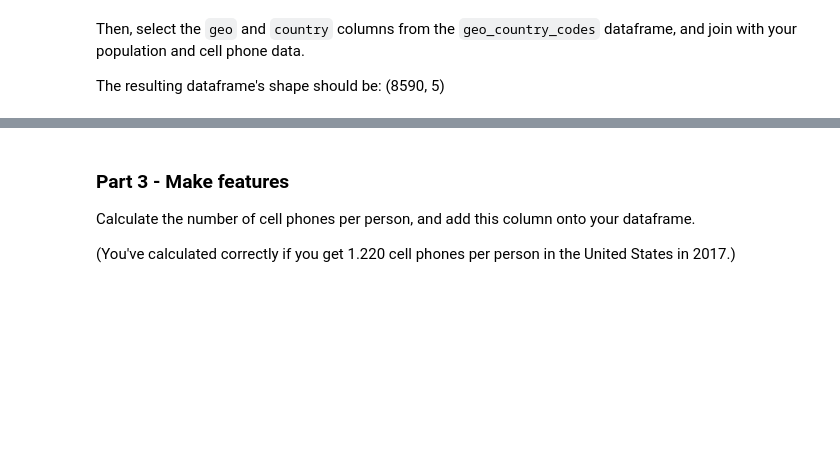
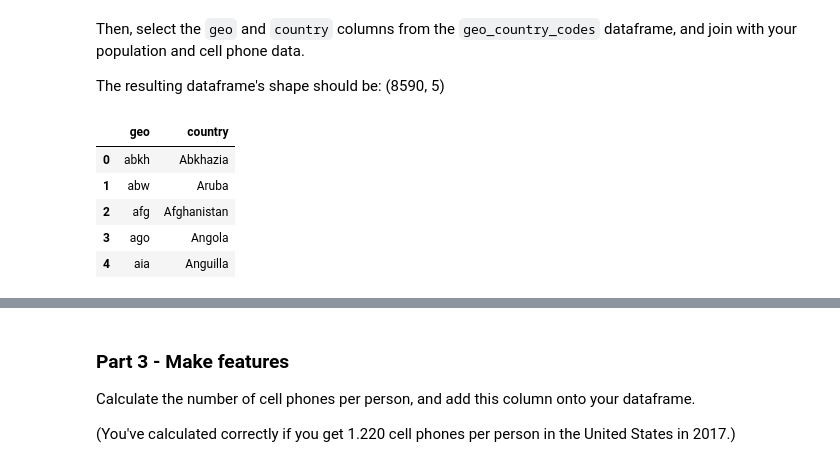
Before and after one commit to marianvinas/DS-Unit-1-Sprint-1-Data-Wrangling-and-Storytelling-1, a Jupyter notebook: DS_Unit_1_Sprint_Challenge_1_Data_Wrangling_and_Storytelling.ipynb, the cells around one changed output, grey strips where cells are left out. Cells and saved outputs as stored; diff of their text form; code cells hidden in the pictures; blank space fills up the shorter version.

```diff
--- a/DS_Unit_1_Sprint_Challenge_1_Data_Wrangling_and_Storytelling.ipynb
+++ b/DS_Unit_1_Sprint_Challenge_1_Data_Wrangling_and_Storytelling.ipynb
@@ -129,3 +150,11 @@ Then, select the `geo` and `country` columns from the `geo_country_codes` datafr
 The resulting dataframe's shape should be: (8590, 5)
 # %%
 # Your Work Here
+geo_country_codes.head()
+# %% [output]
+|  | geo | country |
+| 0 | abkh | Abkhazia |
+| 1 | abw | Aruba |
+| 2 | afg | Afghanistan |
+| 3 | ago | Angola |
+| 4 | aia | Anguilla |
```
Also changed, not shown: parts of 5 cells of this notebook.
